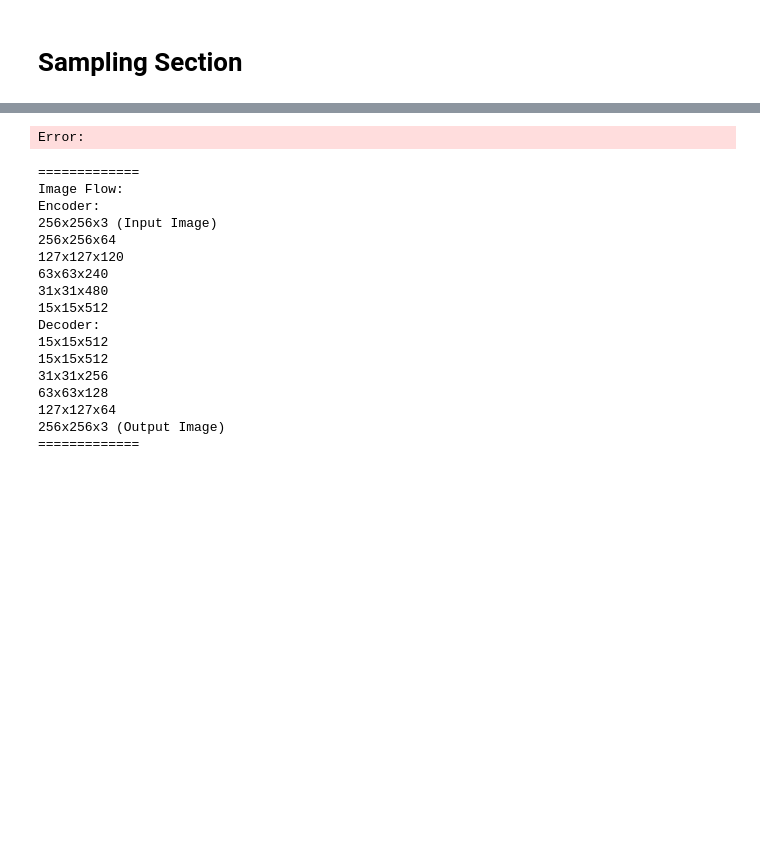
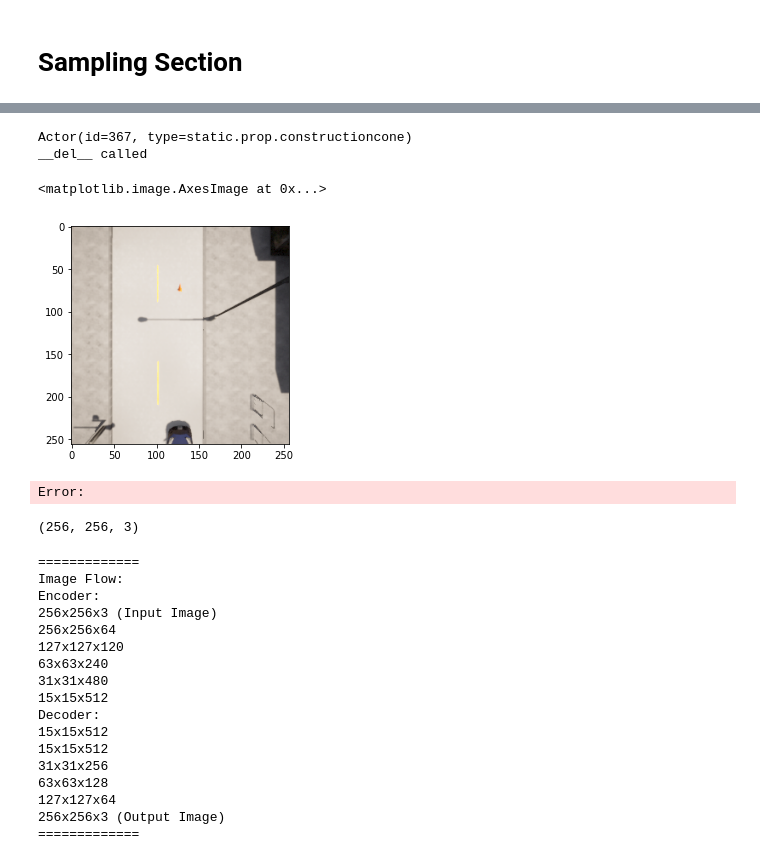
Before and after one commit to MoritzNekolla/AE_Anomaly_Detection, a Jupyter notebook: Image_sampling.ipynb, the cells around one changed output, grey strips where cells are left out. Saved outputs shown, nothing was run; the diff lists cells and outputs as text; code cells hidden in the pictures; blank space fills up the shorter version.

```diff
--- a/Image_sampling.ipynb
+++ b/Image_sampling.ipynb
@@ -56,11 +56,25 @@ Error:
 # %%
-# img, _ = sampler.sample(random_spawn=True)
-# plt.imshow(img)
+img, _ = sampler.sample(random_spawn=True)
+plt.imshow(img)
 
 # img = (img * 255).astype("int")
 # cv2.imwrite("anomayl_samples/11.png",img)
 # %% [output]
-Error:
+Actor(id=367, type=static.prop.constructioncone)
+__del__ called
+<matplotlib.image.AxesImage at 0x...>
+[figure, added]
+# %%
+from PIL import Image
+k = (img * 255).astype(np.uint8)
+im = Image.fromarray(k, "RGB")
+im.save("your_file.jpeg")
+# %% [output]
+Error:
+# %%
+img.shape
+# %% [output]
+(256, 256, 3)
 # %%
 # test = cv2.imread("anomayl_samples/1.png")
 # plt.imshow(test)
```
Also changed, not shown: parts of 8 cells of this notebook, 6 other files.
